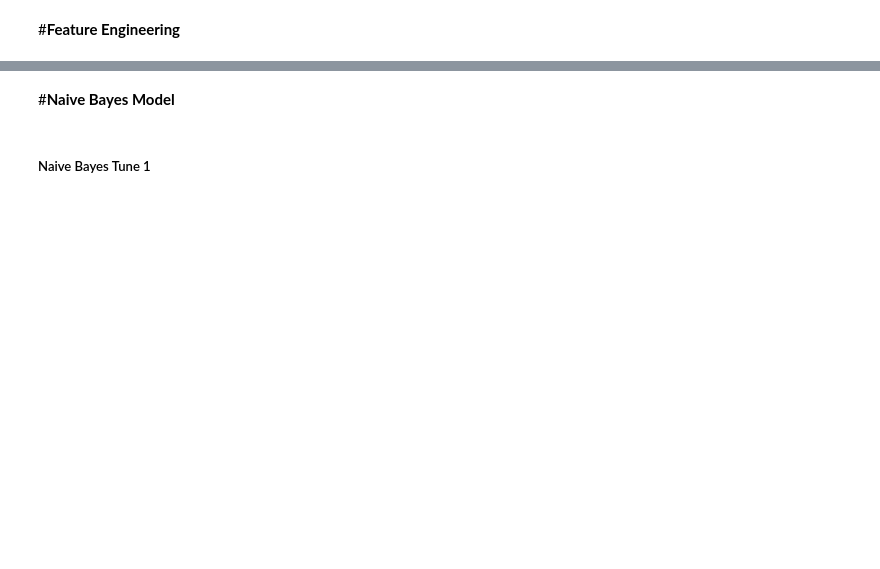
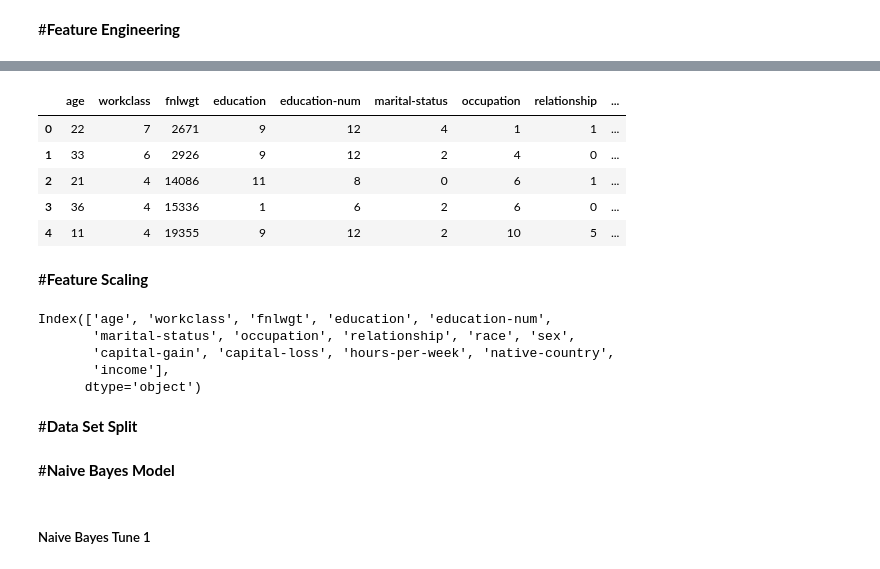
Before and after one commit to Manith-Ratnayake/UCI_machine_learning, a Jupyter notebook: Machine_Learning.ipynb, the cells around one changed output, grey strips where cells are left out. Cells and saved outputs as stored; diff of their text form; code cells hidden in the pictures; blank space fills up the shorter version.

```diff
--- a/Machine_Learning.ipynb
+++ b/Machine_Learning.ipynb
@@ -315,0 +320,18 @@ adult_data.income = adult_data.income.replace('>50K', 1)
+# %%
+from sklearn.preprocessing import StandardScaler, LabelEncoder
+
+# Copying file
+encoded_adult_data = adult_data.copy()
+
+# Label Encoding
+encoded_adult_data= encoded_adult_data.apply(LabelEncoder().fit_transform)
+encoded_adult_data.head()
+# %% [output]
+|  | age | workclass | fnlwgt | education | education-num | marital-status | occupation | relationship | ... |
+| 0 | 22 | 7 | 2671 | 9 | 12 | 4 | 1 | 1 | ... |
+| 1 | 33 | 6 | 2926 | 9 | 12 | 2 | 4 | 0 | ... |
+| 2 | 21 | 4 | 14086 | 11 | 8 | 0 | 6 | 1 | ... |
+| 3 | 36 | 4 | 15336 | 1 | 6 | 2 | 6 | 0 | ... |
+| 4 | 11 | 4 | 19355 | 9 | 12 | 2 | 10 | 5 | ... |
+# %% [markdown]
+#**Feature Scaling**
@@ -315,0 +347,10 @@ adult_data.income = adult_data.income.replace('>50K', 1)
+# %%
+adult_data.columns
+# %% [output]
+Index(['age', 'workclass', 'fnlwgt', 'education', 'education-num',
+       'marital-status', 'occupation', 'relationship', 'race', 'sex',
+       'capital-gain', 'capital-loss', 'hours-per-week', 'native-country',
+       'income'],
+      dtype='object')
+# %% [markdown]
+#**Data Set Split**
```
Also changed, not shown: parts of 29 cells of this notebook.
